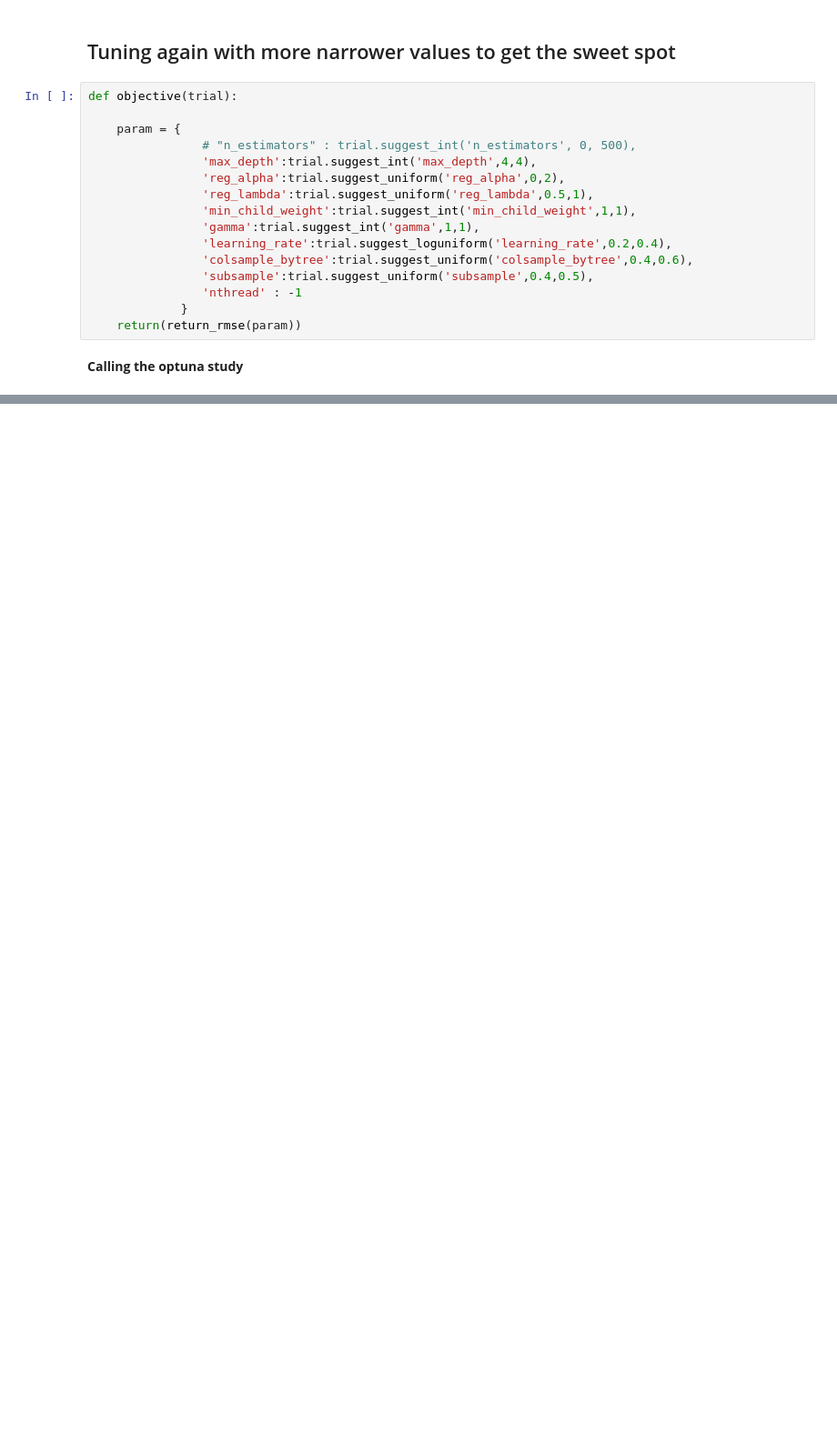
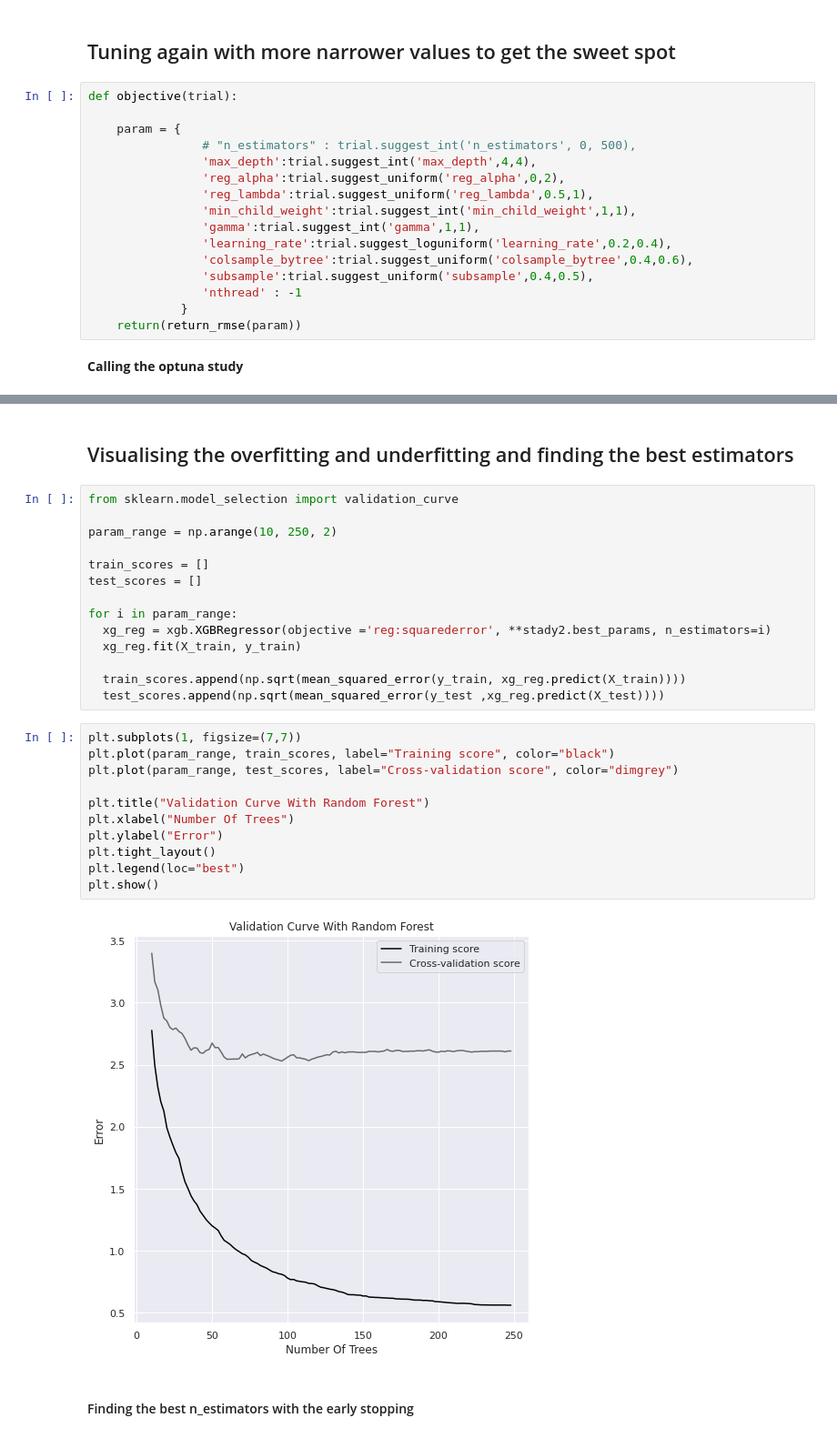
Before and after one commit to ThierrryScotto/Optuna-XGBoost-hyperparameter, a Jupyter notebook: Optuna_XGBoost_hyperparameter.ipynb, the cells around one changed output, grey strips where cells are left out. Shown at 91% size. Drawn from its saved outputs; the diff is of its cells as text; blank space fills up the shorter version.

```diff
--- a/Optuna_XGBoost_hyperparameter.ipynb
+++ b/Optuna_XGBoost_hyperparameter.ipynb
@@ -268,0 +269,31 @@ With tuning params 2: 2.579911
+# %% [markdown]
+## Visualising the overfitting and underfitting and finding the best estimators
+# %%
+from sklearn.model_selection import validation_curve
+
+param_range = np.arange(10, 250, 2)
+
+train_scores = []
+test_scores = []
+
+for i in param_range:
+  xg_reg = xgb.XGBRegressor(objective ='reg:squarederror', **stady2.best_params, n_estimators=i)
+  xg_reg.fit(X_train, y_train)
+
+  train_scores.append(np.sqrt(mean_squared_error(y_train, xg_reg.predict(X_train))))
+  test_scores.append(np.sqrt(mean_squared_error(y_test ,xg_reg.predict(X_test))))
+# %%
+plt.subplots(1, figsize=(7,7))
+plt.plot(param_range, train_scores, label="Training score", color="black")
+plt.plot(param_range, test_scores, label="Cross-validation score", color="dimgrey")
+
+plt.title("Validation Curve With Random Forest")
+plt.xlabel("Number Of Trees")
+plt.ylabel("Error")
+plt.tight_layout()
+plt.legend(loc="best")
+plt.show()
+# %% [output]
+[figure, added]
+# %% [markdown]
+#### Finding the best n_estimators with the early stopping
```
Also changed, not shown: parts of 13 cells of this notebook.
